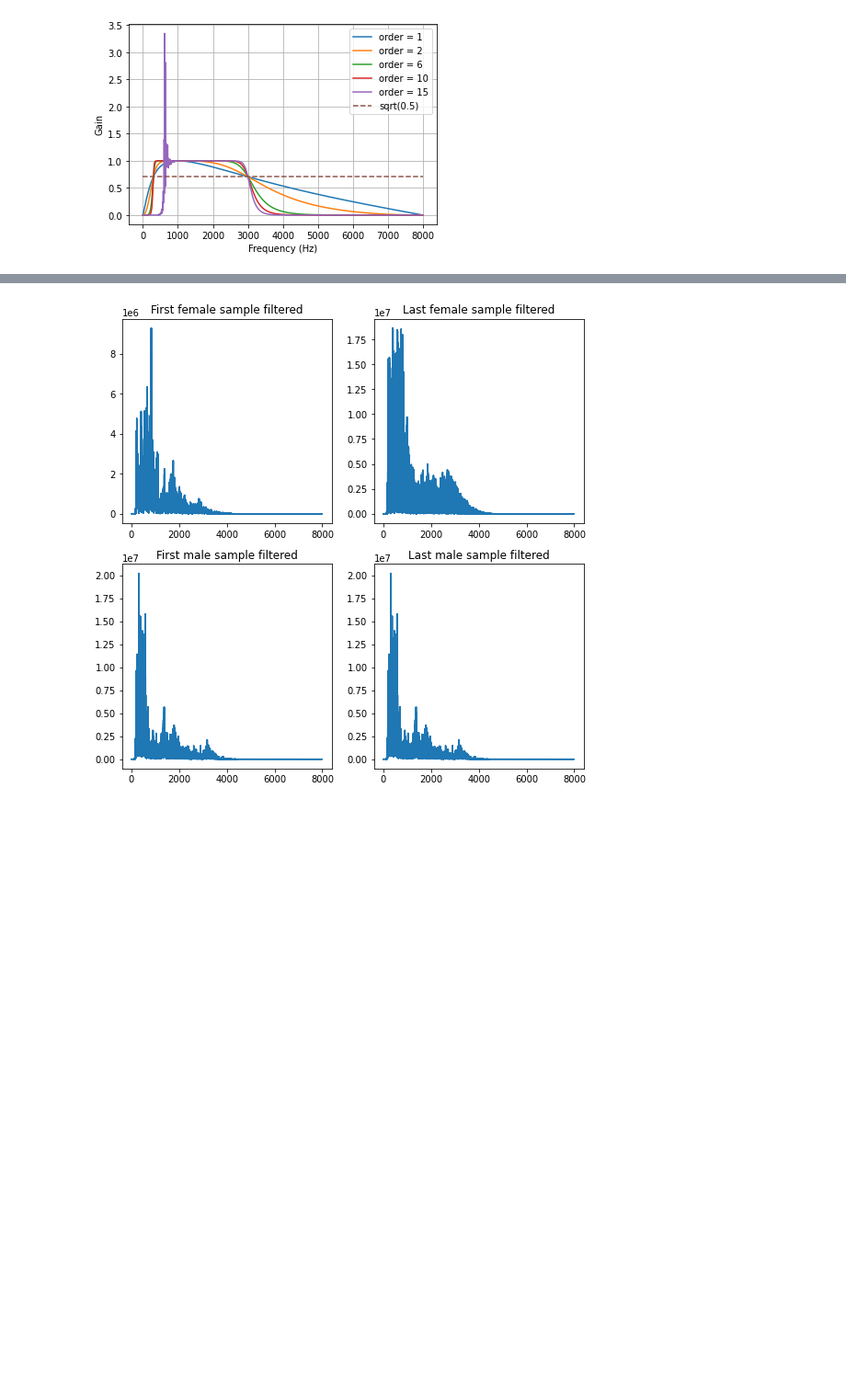
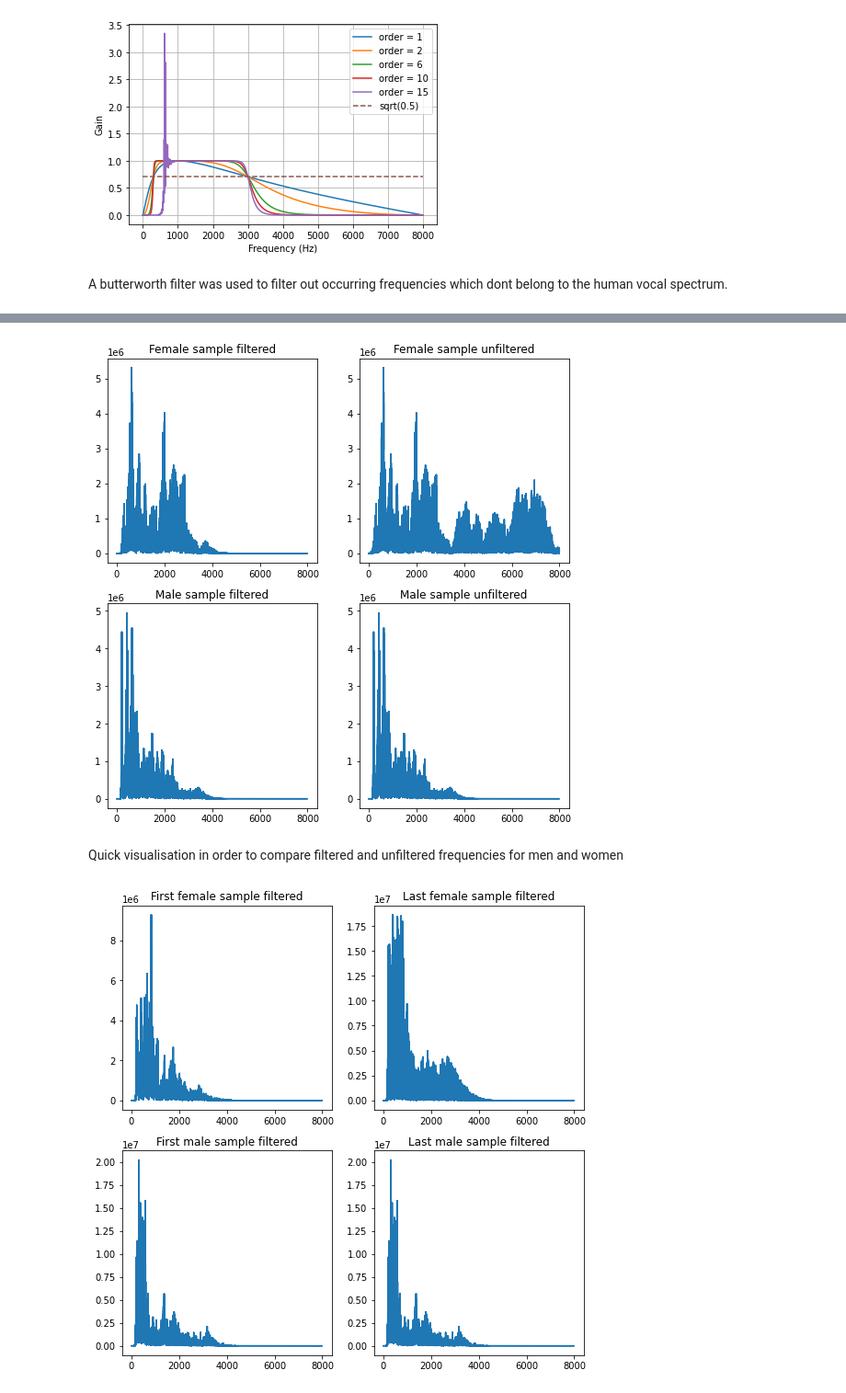
Before and after one commit to crdsteixeira/SP_project, a Jupyter notebook: signal_processing_catia.ipynb, the cells around one changed output, grey strips where cells are left out. Shown: that part at 92% size. Saved outputs shown, nothing was run; the diff lists cells and outputs as text; code cells hidden in the pictures; blank space fills up the shorter version.

```diff
--- a/signal_processing_catia.ipynb
+++ b/signal_processing_catia.ipynb
@@ -105,6 +111,8 @@ plt.legend(loc='best')
 plt.show()
 # %% [output]
 [figure]
+# %% [markdown]
+A butterworth filter was used to filter out occurring frequencies which dont belong to the human vocal spectrum.
 # %%
 order = 10
 fs = 16000
@@ -130,6 +138,44 @@ wn = Audio(y, rate=16000, autoplay=True) ## hear thhe last audio
 display(wn)
 # %% [output]
 [interactive output not drawn]
+# %%
+# plotting first and last sample for verification
+rand = np.random.randint(0, len(f_data))
+y_f1 = filtered_f[rand]
+y_f2 = f_data[rand]
+y_m1 = filtered_m[rand]
+y_m2 = m_data[rand]
+
+yf1 = fft.fft(y_f1)
+yf2 = fft.fft(y_f2)
+ym1 = fft.fft(y_m1)
+ym2 = fft.fft(y_m2)
+
+xf1 = fft.fftfreq(len(yf1), 1 / fs)
+xf2 = fft.fftfreq(len(yf2), 1 / fs)
+xm1 = fft.fftfreq(len(ym1), 1 / fs)
+xm2 = fft.fftfreq(len(ym2), 1 / fs)
+
+plt.figure(figsize=(9, 9))
+plt.subplot(2, 2, 1)
+plt.plot(abs(xf1), np.abs(yf1))
+plt.title('Female sample filtered')
+plt.subplot(2, 2, 2)
+plt.plot(abs(xf2), np.abs(yf2))
+plt.title('Female sample unfiltered')
+plt.subplot(2, 2, 3)
+plt.plot(abs(xm1), np.abs(ym1))
+plt.title('Male sample filtered')
+plt.subplot(2, 2, 4)
+plt.plot(abs(xm1), np.abs(ym1))
+plt.title('Male sample unfiltered')
+
+
+plt.show()
+# %% [output]
+[figure, added]
+# %% [markdown]
+Quick visualisation in order to compare filtered and unfiltered frequencies for men and women
 # %%
 # plotting first and last sample for verification
 
```
Also changed, not shown: parts of 34 cells of this notebook.
